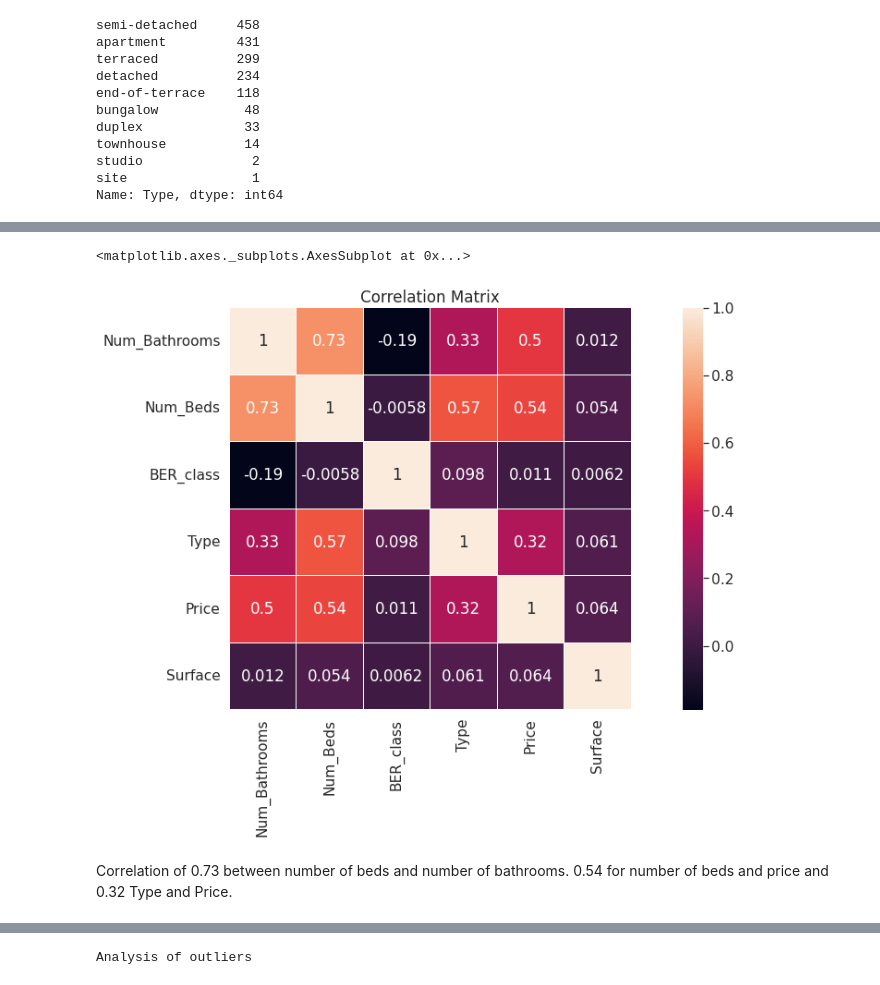
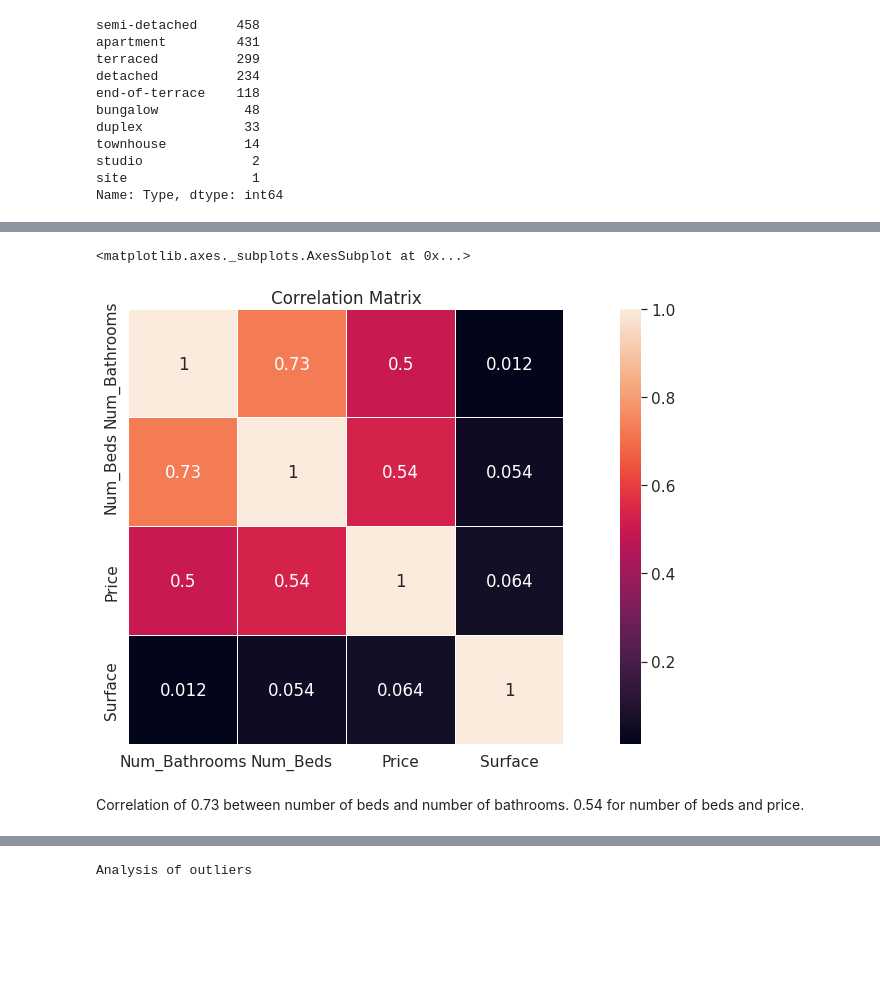
Before and after one commit to davidnol/ET5003_SEM1_2021-2, a Jupyter notebook: ET5003_KaggleCompetition_DavidNolan_20146744.ipynb, the cells around one changed output, grey strips where cells are left out. Saved outputs shown, nothing was run; the diff lists cells and outputs as text; code cells hidden in the pictures; blank space fills up the shorter version.

```diff
--- a/ET5003_KaggleCompetition_DavidNolan_20146744.ipynb
+++ b/ET5003_KaggleCompetition_DavidNolan_20146744.ipynb
@@ -360,25 +404,25 @@ df_train_new.tail()
 # %%
 # Replace property type
-replace_ptype_features = ['apartment', 'studio', 'duplex', 'townhouse', 'terraced', 'end-of-terrace',
-                          'semi-detached', 'detached', 'bungalow', 'site' ]
+#replace_ptype_features = ['apartment', 'studio', 'duplex', 'townhouse', 'terraced', 'end-of-terrace',
+#                          'semi-detached', 'detached', 'bungalow', 'site' ]
 
-replace_values = np.arange(1, len(replace_ptype_features) + 1).tolist()
+#replace_values = np.arange(1, len(replace_ptype_features) + 1).tolist()
 
 # Apply basic conversion to the property type
-df_train_new['Type'].replace(to_replace=replace_ptype_features,
-                                      value=replace_values,
-                                      inplace=True)
+#df_train_new['Type'].replace(to_replace=replace_ptype_features,
+#                                      value=replace_values,
+#                                      inplace=True)
 
-df_test_new['Type'].replace(to_replace=replace_ptype_features,
-                                      value=replace_values,
-                                      inplace=True)
+#df_test_new['Type'].replace(to_replace=replace_ptype_features,
+#                                      value=replace_values,
+#                                      inplace=True)
 # Remove columns with 0 - causes problems for the scalers used below
-df_train_new = df_train_new[(df_train_new.Num_Beds>0)]
+#df_train_new = df_train_new[(df_train_new.Num_Beds>0)]
 
 # Also drops all sites - this is intended
-df_train_new = df_train_new[(df_train_new.Num_Bathrooms>0)]
+#df_train_new = df_train_new[(df_train_new.Num_Bathrooms>0)]
 
-df_train_new = df_train_new[(df_train_new.Price>0)]
+#df_train_new = df_train_new[(df_train_new.Price>0)]
 # %%
 df_train_new.head()
 # %% [output]
@@ -391,19 +435,18 @@ df_train_new.head()
 # %%
-
 # Check relationships between numerical variables
 import seaborn as sns
-df_train_new[['Num_Bathrooms','Num_Beds','BER_class','Type','Price','Surface']].dropna()
+df_train_new[['Num_Bathrooms','Num_Beds','Price','Surface']].dropna()
 
 sns.set(font_scale=1.4)
 plt.figure(figsize=(20, 8))
 plt.title('Correlation Matrix')
 sns.heatmap(df_train_new[['Num_Bathrooms','Num_Beds','BER_class','Type','Price','Surface']].corr(),linewidths=0.01,
             square=True,annot=True)
 # %% [output]
 <matplotlib.axes._subplots.AxesSubplot at 0x...>
-[figure, old version]
+[figure, new version]
 # %% [markdown]
-Correlation of 0.73 between number of beds and number of bathrooms. 0.54 for number of beds and price and 0.32 Type and Price.
+Correlation of 0.73 between number of beds and number of bathrooms. 0.54 for number of beds and price.
 # %%
 # First filter out those rows which
 # do not contain any data
```
Also changed, not shown: parts of 51 cells of this notebook.
